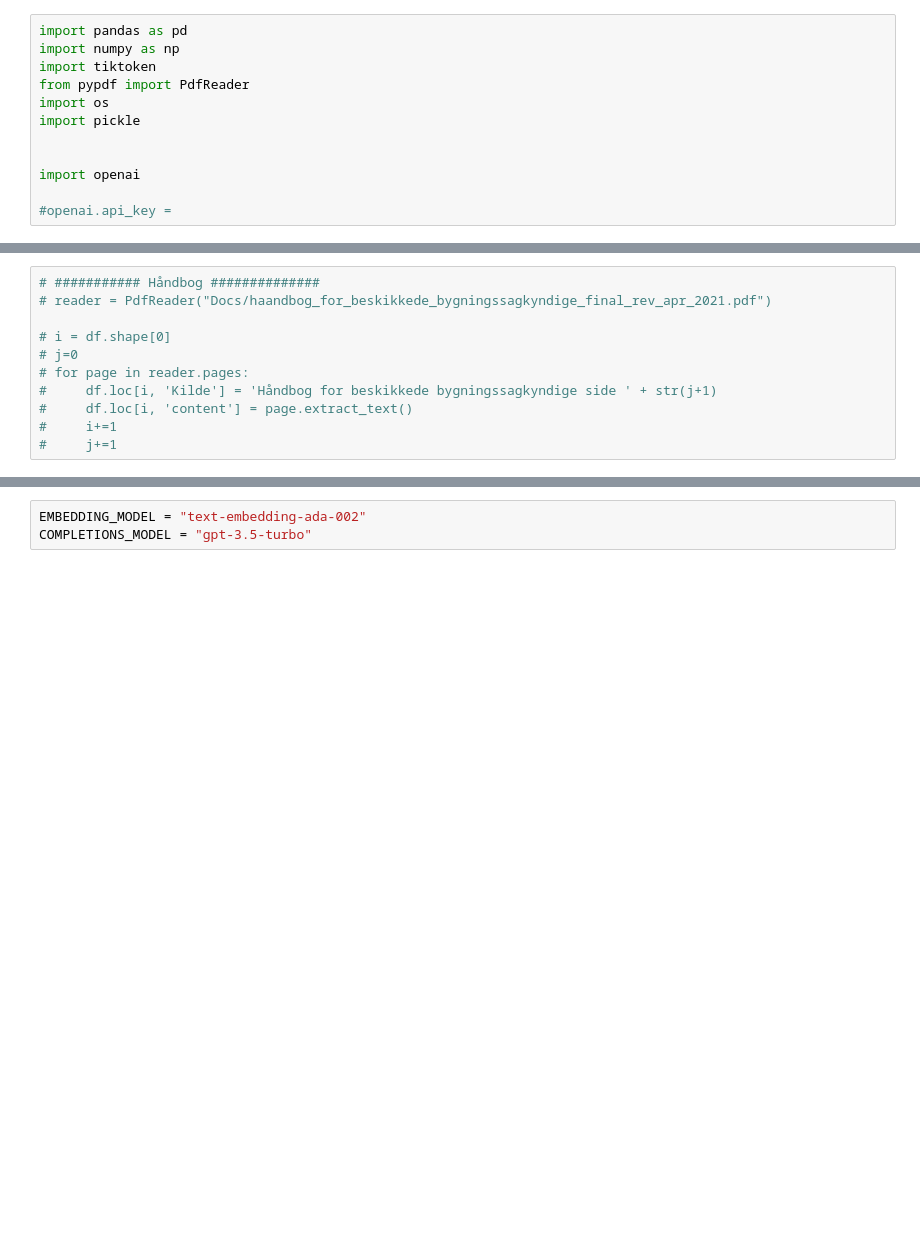
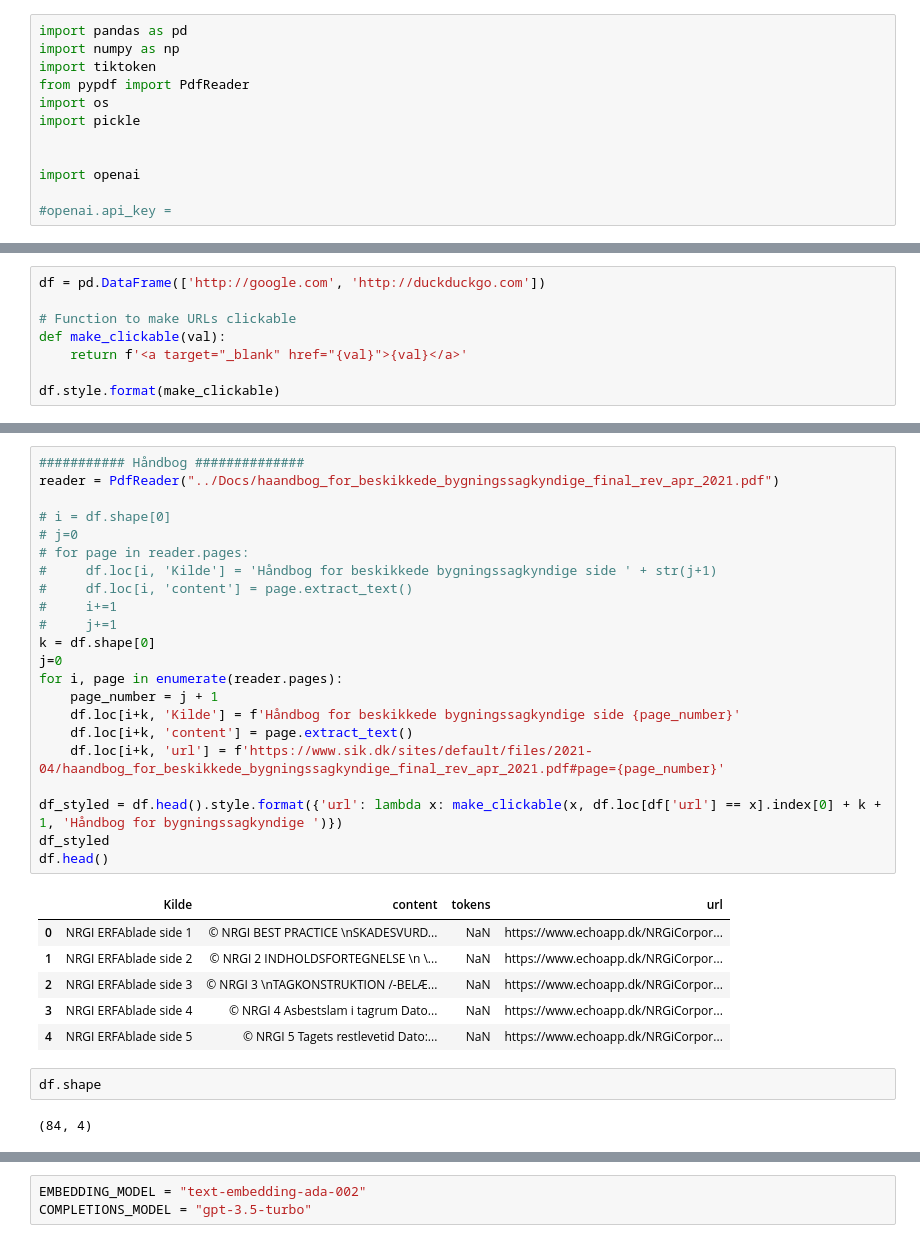
Before and after one commit to Mikkel-schmidt/ERFA, a Jupyter notebook: ERFA.ipynb, the cells around one changed output, grey strips where cells are left out. Cells and saved outputs as stored; diff of their text form; blank space fills up the shorter version.

```diff
--- a/ERFA.ipynb
+++ b/ERFA.ipynb
@@ -12,0 +27,8 @@ import openai
+# %%
+df = pd.DataFrame(['http://google.com', 'http://duckduckgo.com'])
+
+# Function to make URLs clickable
+def make_clickable(val):
+    return f'<a target="_blank" href="{val}">{val}</a>'
+
+df.style.format(make_clickable)
@@ -48,12 +64,34 @@ Note: you may need to restart the kernel to use updated packages.
 # %%
-# ########### Håndbog ##############
-# reader = PdfReader("Docs/haandbog_for_beskikkede_bygningssagkyndige_final_rev_apr_2021.pdf")
+########### Håndbog ##############
+reader = PdfReader("../Docs/haandbog_for_beskikkede_bygningssagkyndige_final_rev_apr_2021.pdf")
 
 # i = df.shape[0]
 # j=0
 # for page in reader.pages:
 #     df.loc[i, 'Kilde'] = 'Håndbog for beskikkede bygningssagkyndige side ' + str(j+1)
 #     df.loc[i, 'content'] = page.extract_text()
 #     i+=1
 #     j+=1
+k = df.shape[0]
+j=0
+for i, page in enumerate(reader.pages):
+    page_number = j + 1
+    df.loc[i+k, 'Kilde'] = f'Håndbog for beskikkede bygningssagkyndige side {page_number}'
+    df.loc[i+k, 'content'] = page.extract_text()
+    df.loc[i+k, 'url'] = f'https://www.sik.dk/sites/default/files/2021-04/haandbog_for_beskikkede_bygningssagkyndige_final_rev_apr_2021.pdf#page={page_number}'
+
+df_styled = df.head().style.format({'url': lambda x: make_clickable(x, df.loc[df['url'] == x].index[0] + k + 1, 'Håndbog for bygningssagkyndige ')})
+df_styled
+df.head()
+# %% [output]
+|  | Kilde | content | tokens | url |
+| 0 | NRGI ERFAblade side 1 | © NRGI BEST PRACTICE \nSKADESVURD... | NaN | https://www.echoapp.dk/NRGiCorpor... |
+| 1 | NRGI ERFAblade side 2 | © NRGI 2 INDHOLDSFORTEGNELSE \n \... | NaN | https://www.echoapp.dk/NRGiCorpor... |
+| 2 | NRGI ERFAblade side 3 | © NRGI 3 \nTAGKONSTRUKTION /-BELÆ... | NaN | https://www.echoapp.dk/NRGiCorpor... |
+| 3 | NRGI ERFAblade side 4 | © NRGI 4 Asbestslam i tagrum Dato... | NaN | https://www.echoapp.dk/NRGiCorpor... |
+| 4 | NRGI ERFAblade side 5 | © NRGI 5 Tagets restlevetid Dato:... | NaN | https://www.echoapp.dk/NRGiCorpor... |
+# %%
+df.shape
+# %% [output]
+(84, 4)
 # %%
```
Also changed, not shown: parts of 11 cells of this notebook, 2 other files.
